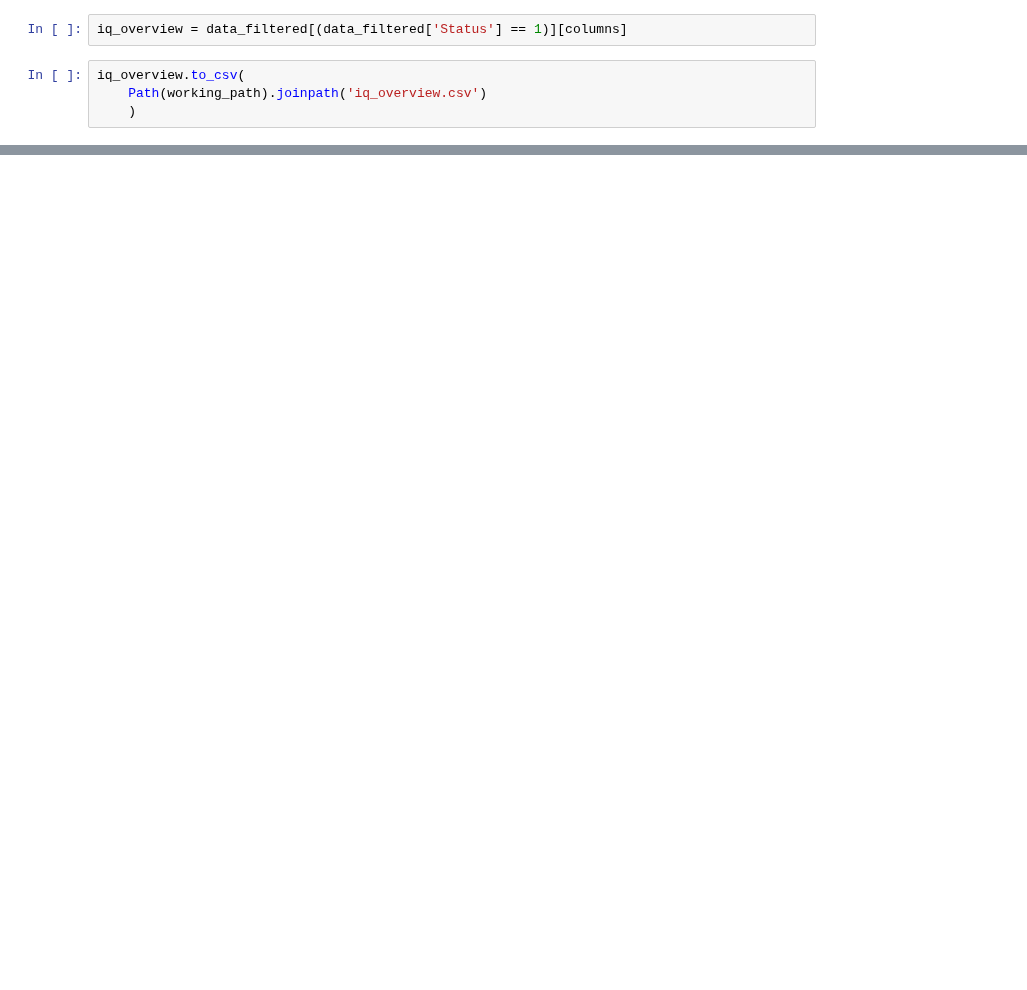
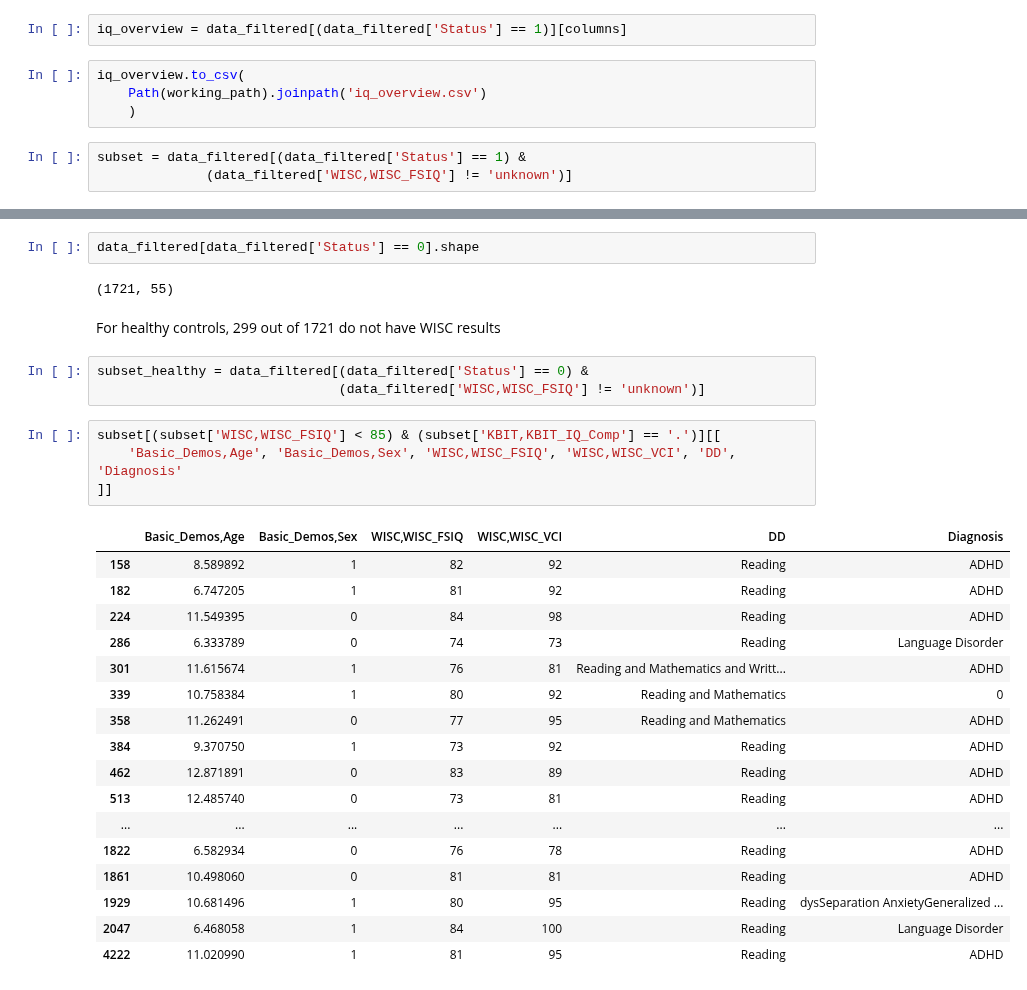
Before and after one commit to cristinarainich/Child-Mind-Institute-Project, a Jupyter notebook: Pheno_data.ipynb, the cells around one changed output, grey strips where cells are left out. Cells and saved outputs as stored; diff of their text form; blank space fills up the shorter version.

```diff
--- a/Pheno_data.ipynb
+++ b/Pheno_data.ipynb
@@ -1048,3 +1034,6 @@ iq_overview = data_filtered[(data_filtered['Status'] == 1)][columns]
 iq_overview.to_csv(
     Path(working_path).joinpath('iq_overview.csv')
     )
+# %%
+subset = data_filtered[(data_filtered['Status'] == 1) &
+              (data_filtered['WISC,WISC_FSIQ'] != 'unknown')]
@@ -1050,0 +1076,31 @@ iq_overview.to_csv(
+# %%
+data_filtered[data_filtered['Status'] == 0].shape
+# %% [output]
+(1721, 55)
+# %% [markdown]
+For healthy controls, 299 out of 1721 do not have WISC results
+# %%
+subset_healthy = data_filtered[(data_filtered['Status'] == 0) &
+                               (data_filtered['WISC,WISC_FSIQ'] != 'unknown')]
+# %%
+subset[(subset['WISC,WISC_FSIQ'] < 85) & (subset['KBIT,KBIT_IQ_Comp'] == '.')][[
+    'Basic_Demos,Age', 'Basic_Demos,Sex', 'WISC,WISC_FSIQ', 'WISC,WISC_VCI', 'DD', 'Diagnosis'
+]]
+# %% [output]
+|  | Basic_Demos,Age | Basic_Demos,Sex | WISC,WISC_FSIQ | WISC,WISC_VCI | DD | Diagnosis |
+| 158 | 8.589892 | 1 | 82 | 92 | Reading | ADHD |
+| 182 | 6.747205 | 1 | 81 | 92 | Reading | ADHD |
+| 224 | 11.549395 | 0 | 84 | 98 | Reading | ADHD |
+| 286 | 6.333789 | 0 | 74 | 73 | Reading | Language Disorder |
+| 301 | 11.615674 | 1 | 76 | 81 | Reading and Mathematics and Writt... | ADHD |
+| 339 | 10.758384 | 1 | 80 | 92 | Reading and Mathematics | 0 |
+| 358 | 11.262491 | 0 | 77 | 95 | Reading and Mathematics | ADHD |
+| 384 | 9.370750 | 1 | 73 | 92 | Reading | ADHD |
+| 462 | 12.871891 | 0 | 83 | 89 | Reading | ADHD |
+| 513 | 12.485740 | 0 | 73 | 81 | Reading | ADHD |
+| ... | ... | ... | ... | ... | ... | ... |
+| 1822 | 6.582934 | 0 | 76 | 78 | Reading | ADHD |
+| 1861 | 10.498060 | 0 | 81 | 81 | Reading | ADHD |
+| 1929 | 10.681496 | 1 | 80 | 95 | Reading | dysSeparation AnxietyGeneralized ... |
+| 2047 | 6.468058 | 1 | 84 | 100 | Reading | Language Disorder |
+| 4222 | 11.020990 | 1 | 81 | 95 | Reading | ADHD |
```
Also changed, not shown: parts of 16 cells of this notebook.
